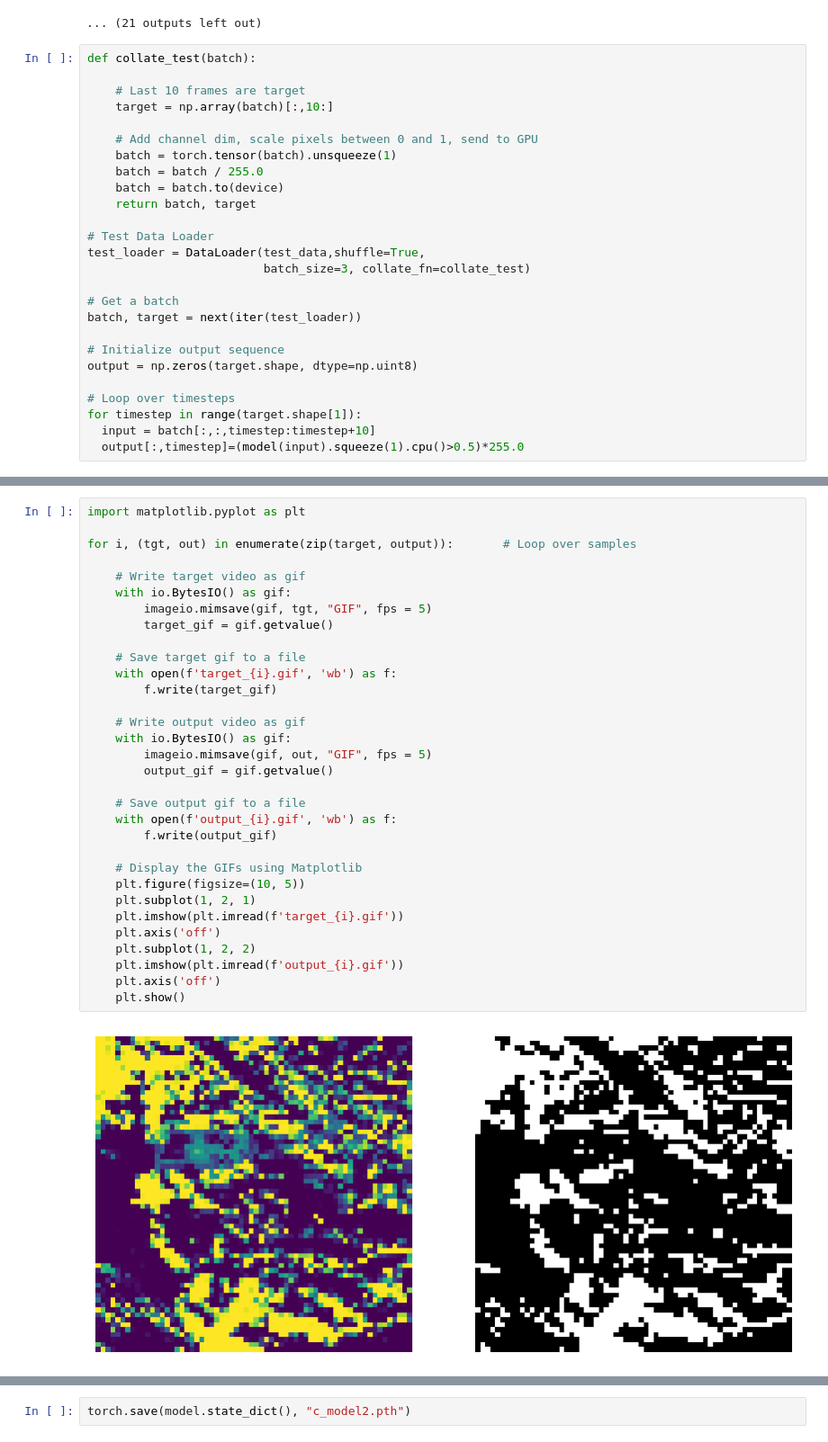
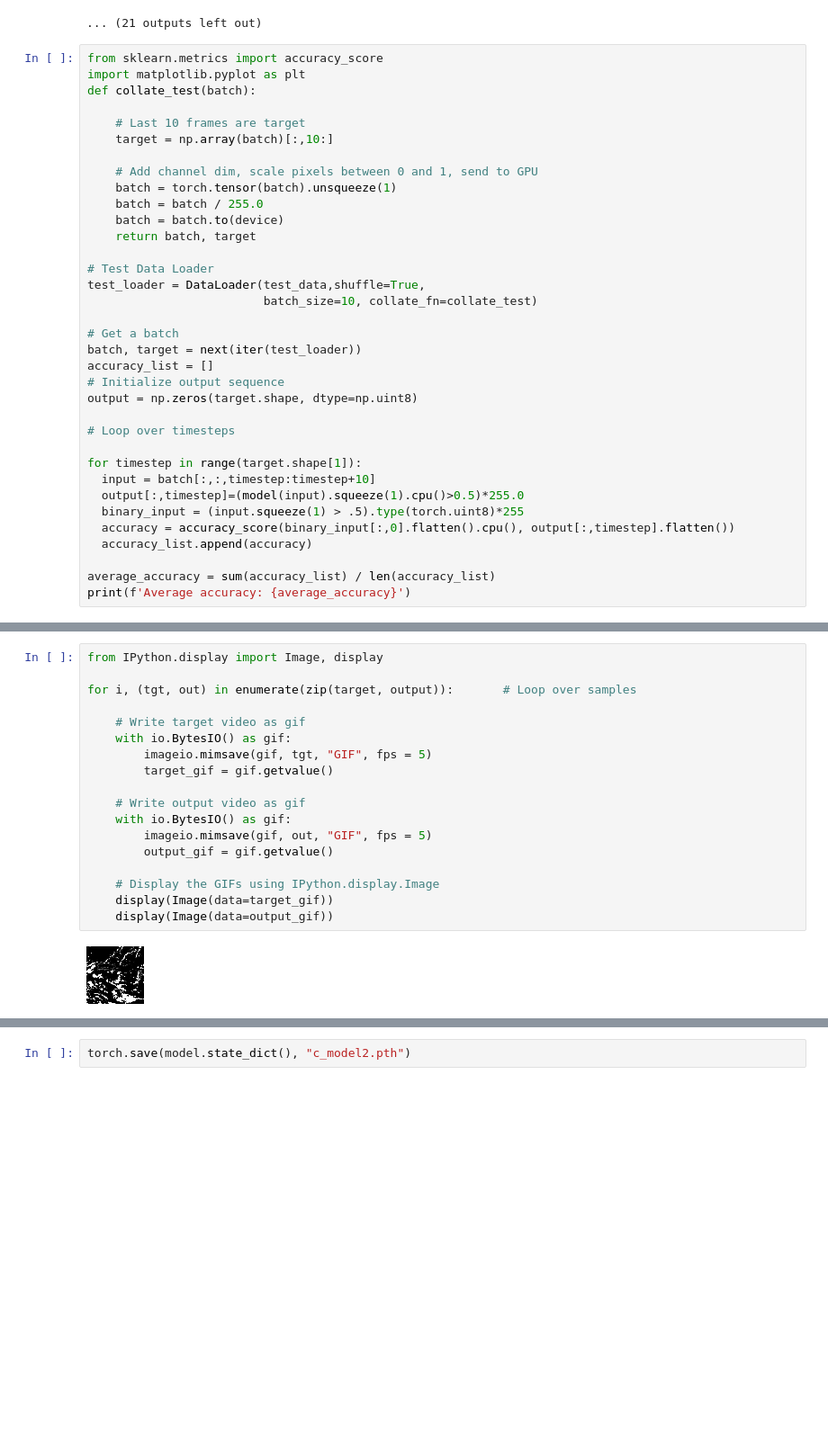
Before and after one commit to Sam-Malta/Cloud-Nowcasting, a Jupyter notebook: conv_lstm.ipynb, the cells around one changed output, grey strips where cells are left out. Shown at 90% size. Saved outputs shown, nothing was run; the diff lists cells and outputs as text; blank space fills up the shorter version.

Commit message:
Feat: added accuracy testing

```diff
--- a/conv_lstm.ipynb
+++ b/conv_lstm.ipynb
@@ -166,6 +166,8 @@ Epoch:11 Training Loss:14581.97 Validation Loss:14575.48
 Epoch:12 Training Loss:14592.12 Validation Loss:14570.84
 ... (21 outputs left out)
 # %%
+from sklearn.metrics import accuracy_score
+import matplotlib.pyplot as plt
 def collate_test(batch):
 
     # Last 10 frames are target
@@ -179,15 +181,22 @@ def collate_test(batch):
 
 # Test Data Loader
 test_loader = DataLoader(test_data,shuffle=True,
-                         batch_size=3, collate_fn=collate_test)
+                         batch_size=10, collate_fn=collate_test)
 
 # Get a batch
 batch, target = next(iter(test_loader))
-
+accuracy_list = []
 # Initialize output sequence
 output = np.zeros(target.shape, dtype=np.uint8)
 
 # Loop over timesteps
+
 for timestep in range(target.shape[1]):
   input = batch[:,:,timestep:timestep+10]
   output[:,timestep]=(model(input).squeeze(1).cpu()>0.5)*255.0
+  binary_input = (input.squeeze(1) > .5).type(torch.uint8)*255
+  accuracy = accuracy_score(binary_input[:,0].flatten().cpu(), output[:,timestep].flatten())
+  accuracy_list.append(accuracy)
+
+average_accuracy = sum(accuracy_list) / len(accuracy_list)
+print(f'Average accuracy: {average_accuracy}')
@@ -194,34 +219,20 @@ for timestep in range(target.shape[1]):
 # %%
-import matplotlib.pyplot as plt
+from IPython.display import Image, display
 
 for i, (tgt, out) in enumerate(zip(target, output)):       # Loop over samples
 
     # Write target video as gif
     with io.BytesIO() as gif:
         imageio.mimsave(gif, tgt, "GIF", fps = 5)
         target_gif = gif.getvalue()
 
-    # Save target gif to a file
-    with open(f'target_{i}.gif', 'wb') as f:
-        f.write(target_gif)
-
     # Write output video as gif
     with io.BytesIO() as gif:
         imageio.mimsave(gif, out, "GIF", fps = 5)
         output_gif = gif.getvalue()
 
-    # Save output gif to a file
-    with open(f'output_{i}.gif', 'wb') as f:
-        f.write(output_gif)
-
-    # Display the GIFs using Matplotlib
-    plt.figure(figsize=(10, 5))
-    plt.subplot(1, 2, 1)
-    plt.imshow(plt.imread(f'target_{i}.gif'))
-    plt.axis('off')
-    plt.subplot(1, 2, 2)
-    plt.imshow(plt.imread(f'output_{i}.gif'))
-    plt.axis('off')
-    plt.show()
+    # Display the GIFs using IPython.display.Image
+    display(Image(data=target_gif))
+    display(Image(data=output_gif))
 # %% [output]
-[figure, old version]
+[figure, new version]
```
Also changed, not shown: parts of 4 cells of this notebook, 2 other files.
